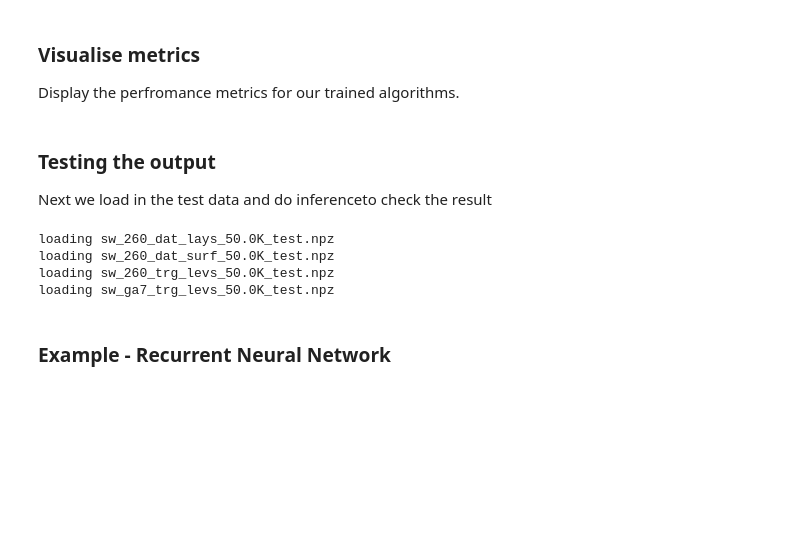
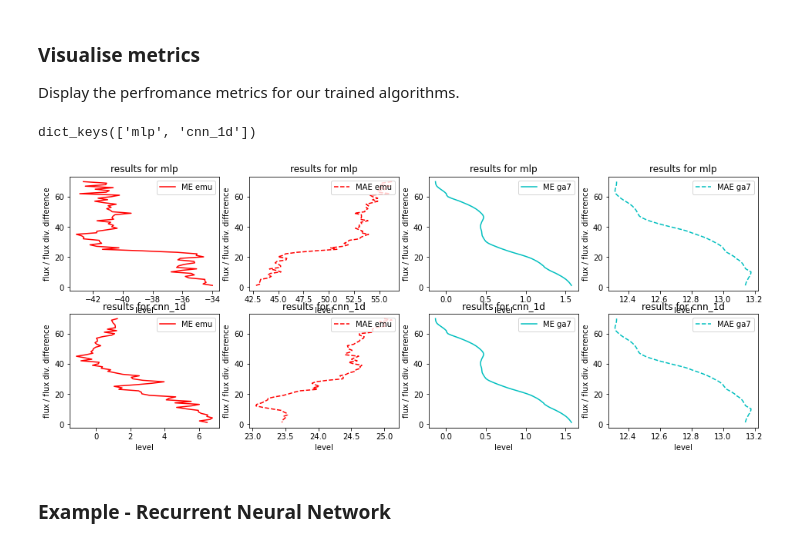
Before and after one commit to informatics-lab/ml_weather_tutorial, a Jupyter notebook: 03_algorithm_selection.ipynb, the cells around one changed output. Saved outputs shown, nothing was run; the diff lists cells and outputs as text; code cells hidden in the pictures; blank space fills up the shorter version.

```diff
--- a/03_algorithm_selection.ipynb
+++ b/03_algorithm_selection.ipynb
@@ -481,77 +659,54 @@ predictions = {}
 for model_name, selected_model in model_dict.items():
   predictions[model_name] = selected_model['model_object'].predict([dat_lays_test, dat_surf_test])
 # %%
+%%time
 metrics_dict = {}
 for model_name in model_dict.keys():
-    metrics_dict['me_p'] = np.zeros(ntrg_levs)
-    metrics_dict['me_ctl'] = np.zeros(ntrg_levs)
-    metrics_dict['mae_p'] = np.zeros(ntrg_levs)
-    metrics_dict['mae_ctl'] = np.zeros(ntrg_levs)
+    metrics_dict[model_name] = {}
+    metrics_dict[model_name]['me_p'] = numpy.zeros(ntrg_levs)
+    metrics_dict[model_name]['me_ctl'] = numpy.zeros(ntrg_levs)
+    metrics_dict[model_name]['mae_p'] = numpy.zeros(ntrg_levs)
+    metrics_dict[model_name]['mae_ctl'] = numpy.zeros(ntrg_levs)
     for ilev in range(ntrg_levs):
-      metrics_dict['me_p'][ilev] = np.mean(predictions[model_name][:,ilev] - trg_test[:,ilev])
-      metrics_dict['me_ctl'][ilev] = np.mean(trg_ref[:,ilev] - trg_test[:,ilev])
-      metrics_dict['mae_p'][ilev] = np.mean(np.abs(predictions[model_name][:,ilev] - trg_test[:,ilev]))
-      metrics_dict['mae_ctl'][ilev] = np.mean(np.abs(trg_ref[:,ilev] - trg_test[:,ilev]))
+      metrics_dict[model_name]['me_p'][ilev] = numpy.mean(predictions[model_name][:,ilev] - trg_test[:,ilev])
+      metrics_dict[model_name]['me_ctl'][ilev] = numpy.mean(trg_ref[:,ilev] - trg_test[:,ilev])
+      metrics_dict[model_name]['mae_p'][ilev] = numpy.mean(numpy.abs(predictions[model_name][:,ilev] - trg_test[:,ilev]))
+      metrics_dict[model_name]['mae_ctl'][ilev] = numpy.mean(numpy.abs(trg_ref[:,ilev] - trg_test[:,ilev]))
 # %% [markdown]
 ### Visualise metrics
 
 Display the perfromance metrics for our trained algorithms.
+# %%
+model_dict.keys()
+# %% [output]
+dict_keys(['mlp', 'cnn_1d'])
 # %%
-yax = numpy.arange(1,len(me_p[1:])+1)[::-1]
+yax = numpy.arange(1,len(metrics_dict['mlp']['me_p'][1:])+1)[::-1]
 # %%
-fig1 = maplotlib.pyplot.figure('compare_NN_results', figsize=(16,6))
+fig1 = matplotlib.pyplot.figure('compare_NN_results', figsize=(16,6))
 for ix1,model_name in enumerate(model_dict.keys()):
     ax1 = fig1.add_subplot(2,4,(4*ix1) + 1,title=f'results for {model_name}')
-    ax1.plot(me_p[1:],yax, '-r', label='ME emu')
+    ax1.plot(metrics_dict[model_name]['me_p'][1:],yax, '-r', label='ME emu')
     ax1.set_xlabel('level')
     ax1.set_ylabel('flux / flux div. difference')
     ax1.legend(loc='upper right')
 
     ax1 = fig1.add_subplot(2,4,(4*ix1) + 2, title=f'results for {model_name}')
-    ax1.plot(mae_p[1:],yax, '--r', label='MAE emu')
+    ax1.plot(metrics_dict[model_name]['mae_p'][1:],yax, '--r', label='MAE emu')
     ax1.set_xlabel('level')
     ax1.set_ylabel('flux / flux div. difference')
     ax1.legend(loc='upper right')
 
     ax1 = fig1.add_subplot(2,4, (4*ix1) + 3, title=f'results for {model_name}')
-    plt.plot(me_ctl[1:],yax, '-c', label='ME ga7')
+    ax1.plot(metrics_dict[model_name]['me_ctl'][1:],yax, '-c', label='ME ga7')
     ax1.set_xlabel('level')
     ax1.set_ylabel('flux / flux div. difference')
     ax1.legend(loc='upper right')
 
     ax1 = fig1.add_subplot(2,4, (4*ix1) + 4, title=f'results for {model_name}')
-    ax1.plot(mae_ctl[1:],yax, '--c', label='MAE ga7')
+    ax1.plot(metrics_dict[model_name]['mae_ctl'][1:],yax, '--c', label='MAE ga7')
     ax1.set_xlabel('level')
     ax1.set_ylabel('flux / flux div. difference')
     ax1.legend(loc='upper right')
+# %% [output]
+[figure, added]
-# %% [markdown]
-### Testing the output
-
-Next we load in the test data and do inferenceto check the result
-# %%
-print('loading',fn_dat_lays_test)
-with numpy.load(data_dir / fn_dat_lays_test) as npzfile:
-    dat_lays_test = npzfile['dat_lays']
-
-print('loading',fn_dat_surf_test)
-with numpy.load(data_dir / fn_dat_surf_test) as npzfile:
-    dat_surf_test = npzfile['dat_surf']
-
-print('loading',fn_trg_test)
-with numpy.load(data_dir / fn_trg_test)as npzfile:
-    if target=='nflx':
-        trg_test = npzfile['trg_levs']
-    elif target=='ndiv':
-         trg_test = npzfile['trg_lays']
-
-print('loading',fn_trg_ref)
-with numpy.load(data_dir / fn_trg_ref) as npzfile:
-    if target=='nflx':
-         trg_ref = npzfile['trg_levs_ref']
-    elif target=='ndiv':
-         trg_ref = npzfile['trg_lays_ref']
-# %% [output]
-loading sw_260_dat_lays_50.0K_test.npz
-loading sw_260_dat_surf_50.0K_test.npz
-loading sw_260_trg_levs_50.0K_test.npz
-loading sw_ga7_trg_levs_50.0K_test.npz
```
Also changed, not shown: parts of 34 cells of this notebook, 3 other files.
